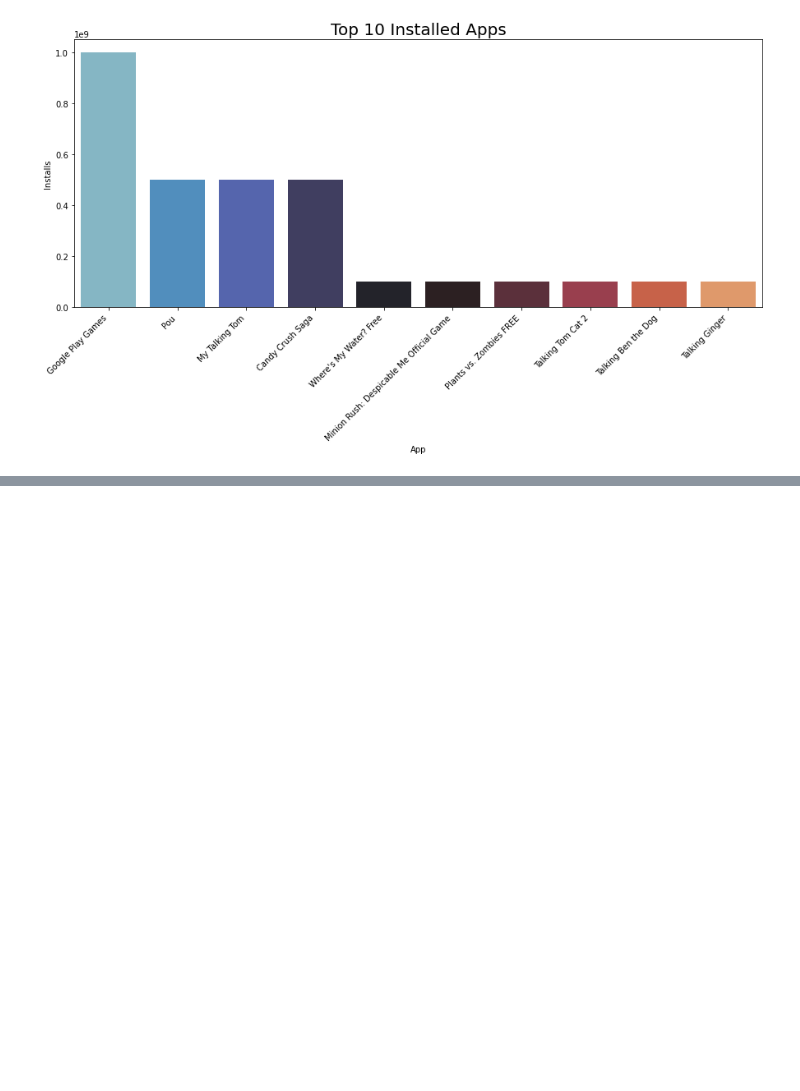
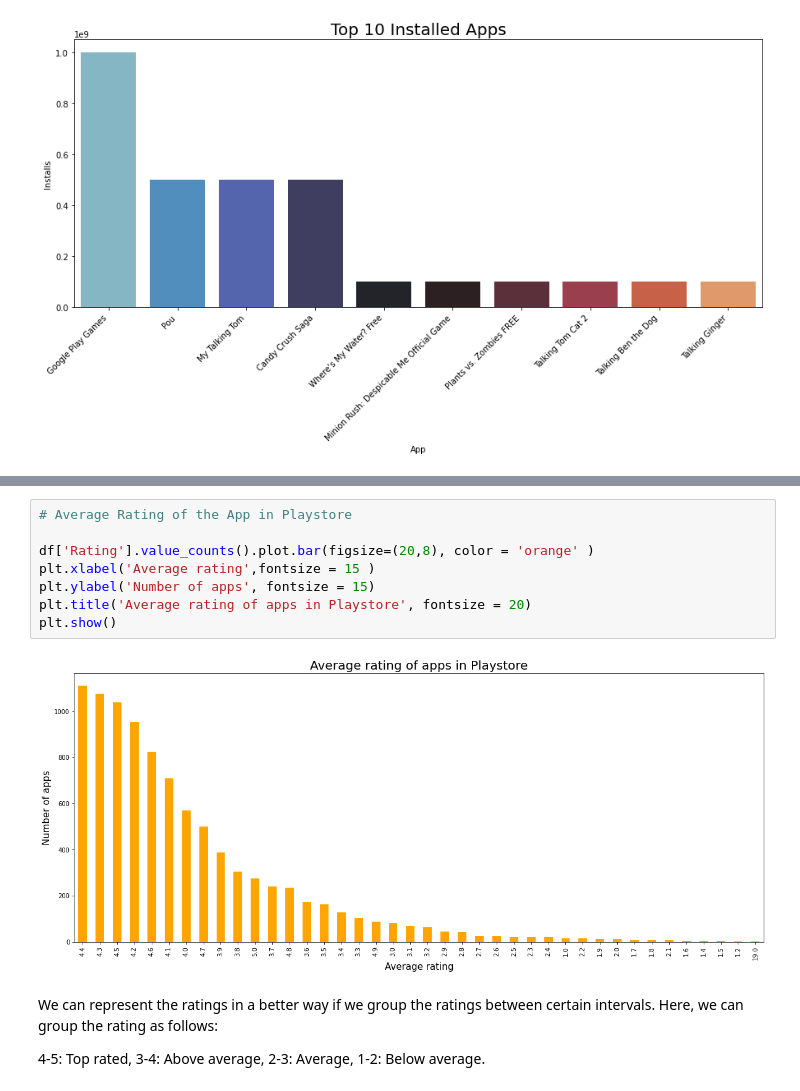
Before and after one commit to pratikjori20/Play-Store-App-Review-Analysis, a Jupyter notebook: Play_Store_App_Review_Analysis.ipynb, the cells around one changed output, grey strips where cells are left out. Cells and saved outputs as stored; diff of their text form; blank space fills up the shorter version.

```diff
--- a/Play_Store_App_Review_Analysis.ipynb
+++ b/Play_Store_App_Review_Analysis.ipynb
@@ -585,0 +611,14 @@ high_rev_app
+# %%
+# Average Rating of the App in Playstore
+
+df['Rating'].value_counts().plot.bar(figsize=(20,8), color = 'orange' )
+plt.xlabel('Average rating',fontsize = 15 )
+plt.ylabel('Number of apps', fontsize = 15)
+plt.title('Average rating of apps in Playstore', fontsize = 20)
+plt.show()
+# %% [output]
+[figure, added]
+# %% [markdown]
+We can represent the ratings in a better way if we group the ratings between certain intervals. Here, we can group the rating as follows:
+
+4-5: Top rated, 3-4: Above average, 2-3: Average, 1-2: Below average.
```
Also changed, not shown: parts of 29 cells of this notebook.
